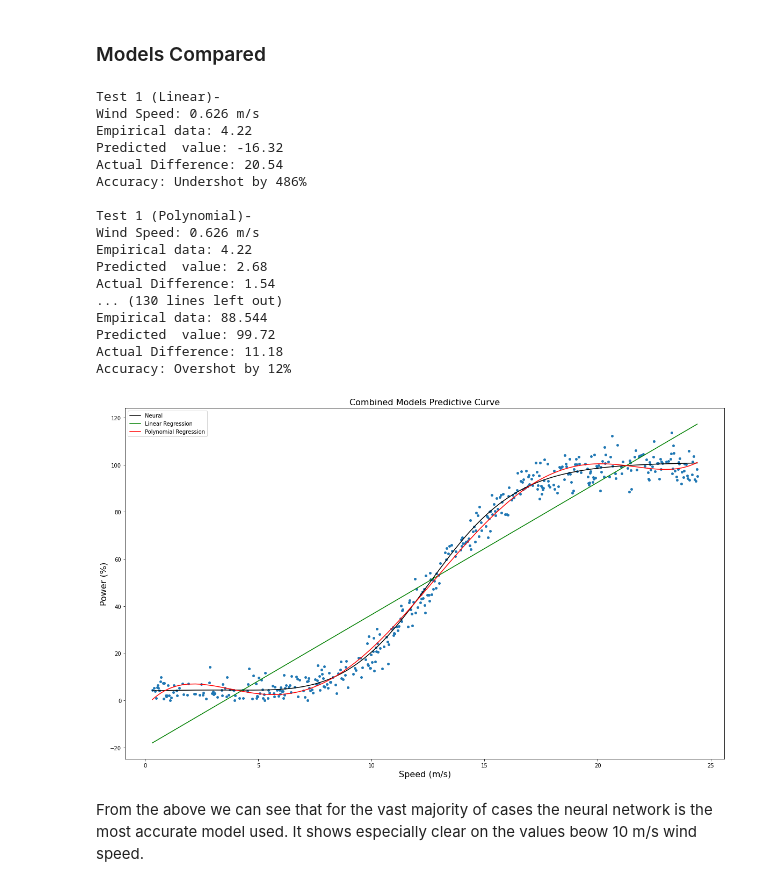
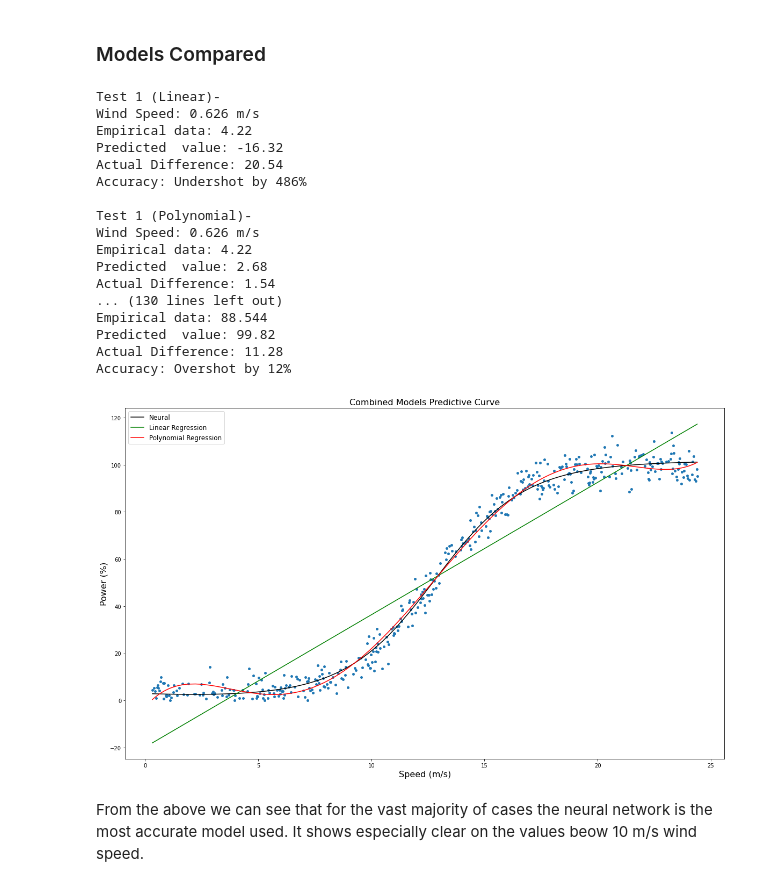
Before and after one commit to IanWafer/Machine-Learning-and-Statistics-Project, a Jupyter notebook: Machine Learning & Statistics Project.ipynb, the cells around one changed output. Drawn from its saved outputs; the diff is of its cells as text; code cells hidden in the pictures.

```diff
--- a/Machine Learning & Statistics Project.ipynb
+++ b/Machine Learning & Statistics Project.ipynb
@@ -478,45 +471,45 @@ print(f'\nTest 3 (Neural Network)-\nWind Speed: {test3} m/s\nEmpirical data: {em
 print(f'\nTest 4 (Linear)-\nWind Speed: {test4} m/s\nEmpirical data: {emp4}\nPredicted  value: {float((lm.predict([[test4]]))):.2f}\nActual Difference: {float(abs(emp4-lm.predict([[test4]]))):.2f}\nAccuracy: {Accuracy_L (test4, emp4)}')
 print(f'\nTest 4 (Polynomial)-\nWind Speed: {test4} m/s\nEmpirical data: {emp4}\nPredicted  value: {float(pipe5.predict([[test4]])):.2f}\nActual Difference: {float(abs(emp4-pipe5.predict([[test4]]))):.2f}\nAccuracy: {Accuracy_P (test4, emp4)}')
 print(f'\nTest 4 (Neural Network)-\nWind Speed: {test4} m/s\nEmpirical data: {emp4}\nPredicted  value: {float(model.predict([test4])):.2f}\nActual Difference: {float(abs(emp4-model.predict([test4]))):.2f}\nAccuracy: {Accuracy_N (test4, emp4)}')
-print(f'\nTest 5 (Linear)-\nWind Speed: {test5} m/s\nEmpirical data: {emp5}\nPredicted  value: {float((lm.predict([[test5]])))}\nActual Difference: {float(abs(emp5-lm.predict([[test5]]))):.2f}\nAccuracy: {Accuracy_L (test5, emp5)}')
-print(f'\nTest 5 (Polynomial)-\nWind Speed: {test5} m/s\nEmpirical data: {emp5}\nPredicted  value: {float(pipe5.predict([[test5]]))}\nActual Difference: {float(abs(emp5-pipe5.predict([[test5]]))):.2f}\nAccuracy: {Accuracy_P (test5, emp5)}')
+print(f'\nTest 5 (Linear)-\nWind Speed: {test5} m/s\nEmpirical data: {emp5}\nPredicted  value: {float((lm.predict([[test5]]))):.2f}\nActual Difference: {float(abs(emp5-lm.predict([[test5]]))):.2f}\nAccuracy: {Accuracy_L (test5, emp5)}')
+print(f'\nTest 5 (Polynomial)-\nWind Speed: {test5} m/s\nEmpirical data: {emp5}\nPredicted  value: {float(pipe5.predict([[test5]])):.2f}\nActual Difference: {float(abs(emp5-pipe5.predict([[test5]]))):.2f}\nAccuracy: {Accuracy_P (test5, emp5)}')
 print(f'\nTest 5 (Neural Network)-\nWind Speed: {test5} m/s\nEmpirical data: {emp5}\nPredicted  value: {float(model.predict([test5])):.2f}\nActual Difference: {float(abs(emp5-model.predict([test5]))):.2f}\nAccuracy: {Accuracy_N (test5, emp5)}')
-print(f'\nTest 6 (Linear)-\nWind Speed: {test6} m/s\nEmpirical data: {emp6}\nPredicted  value: {float((lm.predict([[test6]])))}\nActual Difference: {float(abs(emp6-lm.predict([[test6]]))):.2f}\nAccuracy: {Accuracy_L (test6, emp6)}')
+print(f'\nTest 6 (Linear)-\nWind Speed: {test6} m/s\nEmpirical data: {emp6}\nPredicted  value: {float((lm.predict([[test6]]))):.2f}\nActual Difference: {float(abs(emp6-lm.predict([[test6]]))):.2f}\nAccuracy: {Accuracy_L (test6, emp6)}')
 print(f'\nTest 6 (Polynomial)-\nWind Speed: {test6} m/s\nEmpirical data: {emp6}\nPredicted  value: {float(pipe5.predict([[test6]])):.2f}\nActual Difference: {float(abs(emp6-pipe5.predict([[test6]]))):.2f}\nAccuracy: {Accuracy_P (test6, emp6)}')
 print(f'\nTest 6 (Neural Network)-\nWind Speed: {test6} m/s\nEmpirical data: {emp6}\nPredicted  value: {float(model.predict([test6])):.2f}\nActual Difference: {float(abs(emp6-model.predict([test6]))):.2f}\nAccuracy: {Accuracy_N (test6, emp6)}')
 print(f'\nTest 7 (Linear)-\nWind Speed: {test7} m/s\nEmpirical data: {emp7}\nPredicted  value: {float((lm.predict([[test7]]))):.2f}\nActual Difference: {float(abs(emp7-lm.predict([[test7]]))):.2f}\nAccuracy: {Accuracy_L (test7, emp7)}')
 print(f'\nTest 7 (Polynomial)-\nWind Speed: {test7} m/s\nEmpirical data: {emp7}\nPredicted  value: {float(pipe5.predict([[test7]])):.2f}\nActual Difference: {float(abs(emp7-pipe5.predict([[test7]]))):.2f}\nAccuracy: {Accuracy_P (test7, emp7)}')
 print(f'\nTest 7 (Neural Network)-\nWind Speed: {test7} m/s\nEmpirical data: {emp7}\nPredicted  value: {float(model.predict([test7])):.2f}\nActual Difference: {float(abs(emp7-model.predict([test7]))):.2f}\nAccuracy: {Accuracy_N (test7, emp7)}')
 
 #plotting predictions
 plt.scatter(x,y,s=15)
 plt.plot(poly['speed'], model.predict(poly['speed']), color='k', label='Neural')
 plt.plot(x,y_pred,color='g',label='Linear Regression')
 plt.plot(x_poly,poly_pred5,color='r',label='Polynomial Regression')
 plt.title('Combined Models Predictive Curve',fontsize=16)
 plt.xlabel('Speed (m/s)',fontsize=16)
 plt.ylabel('Power (%)',fontsize=16)
-plt.legend()
+plt.legend(fontsize=12)
 plt.show()
 # %% [output]
 Test 1 (Linear)-
 Wind Speed: 0.626 m/s
 Empirical data: 4.22
 Predicted  value: -16.32
 Actual Difference: 20.54
 Accuracy: Undershot by 486%
 
 Test 1 (Polynomial)-
 Wind Speed: 0.626 m/s
 Empirical data: 4.22
 Predicted  value: 2.68
 Actual Difference: 1.54
 ... (130 lines left out)
 Empirical data: 88.544
-Predicted  value: 99.72
-Actual Difference: 11.18
+Predicted  value: 99.82
+Actual Difference: 11.28
 Accuracy: Overshot by 12%
-[figure, old version]
+[figure, new version]
 # %% [markdown]
 From the above we can see that for the vast majority of cases the neural network is the most accurate model used.  It shows especially clear on the values beow 10 m/s wind speed.
 # %% [markdown]
```
Also changed, not shown: parts of 13 cells of this notebook, 5 other files.
